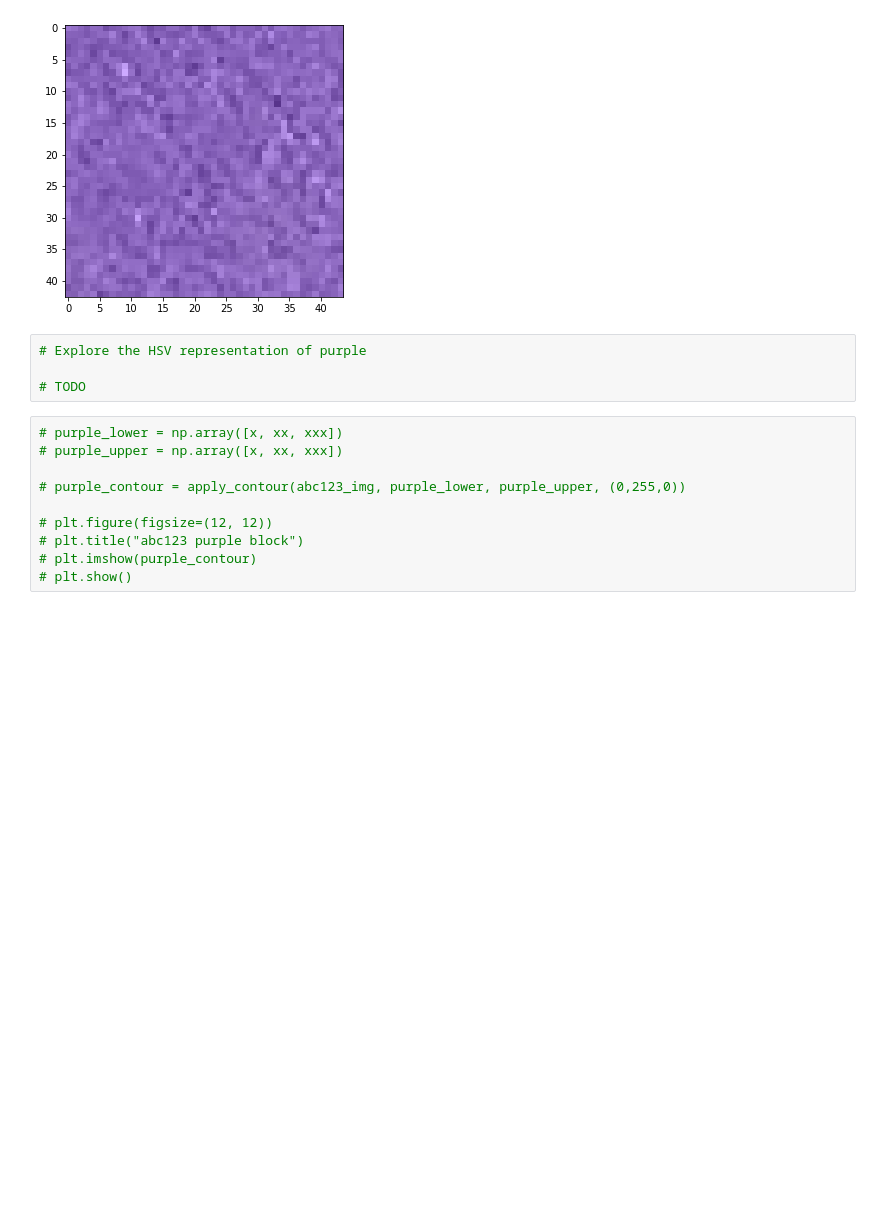
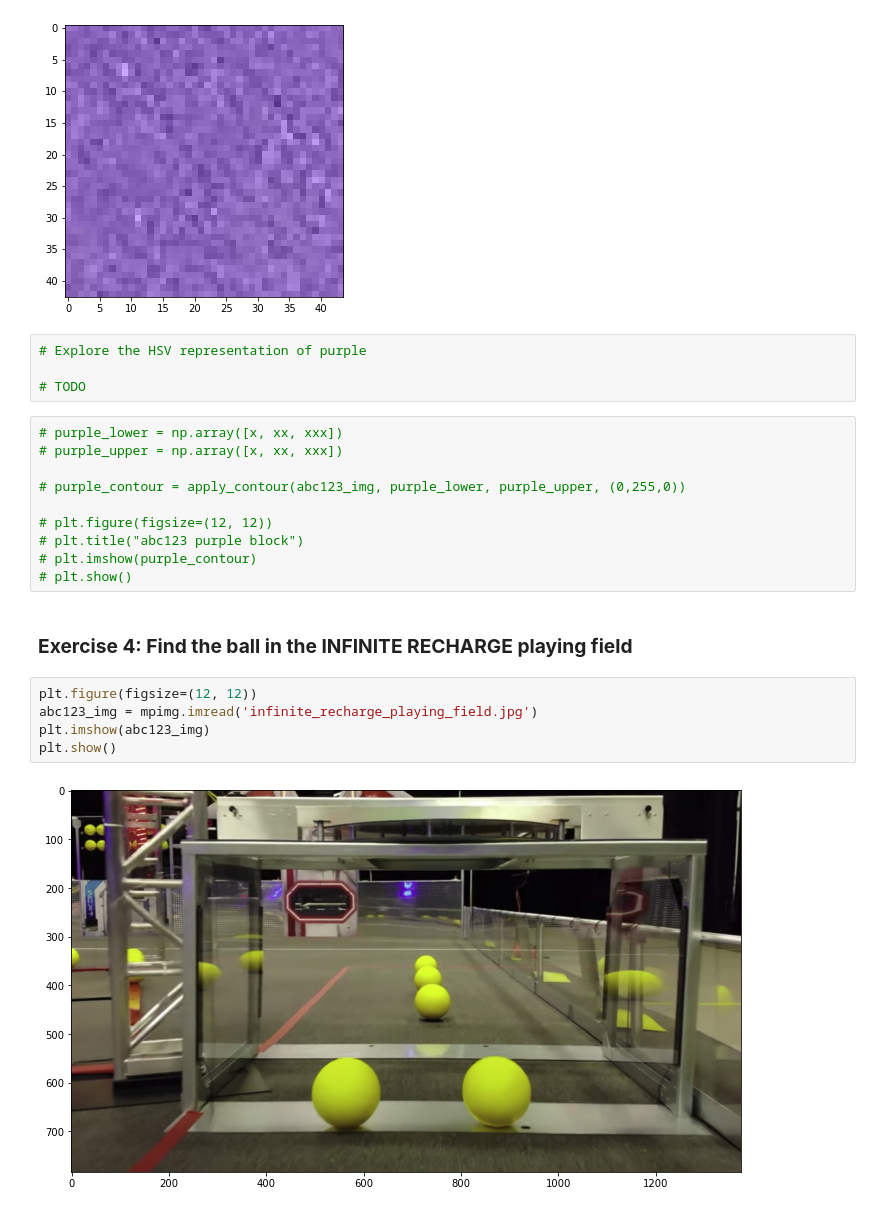
Before and after one commit to acflippo/Intro_to_Computer_Vision, a Jupyter notebook: Lesson4/Color_Detection.ipynb, the cells around one changed output. Saved outputs shown, nothing was run; the diff lists cells and outputs as text; blank space fills up the shorter version.

Commit message:
Update with Exercise 4
find powercell balls in recharge playing field

```diff
--- a/Lesson4/Color_Detection.ipynb
+++ b/Lesson4/Color_Detection.ipynb
@@ -469,3 +482,12 @@ plt.show()
 # plt.title("abc123 purple block")
 # plt.imshow(purple_contour)
 # plt.show()
+# %% [markdown]
+### __Exercise 4: Find the ball in the INFINITE RECHARGE playing field__
+# %%
+plt.figure(figsize=(12, 12))
+abc123_img = mpimg.imread('infinite_recharge_playing_field.jpg')
+plt.imshow(abc123_img)
+plt.show()
+# %% [output]
+[figure, added]
```
Also changed, not shown: parts of 6 cells of this notebook, 1 other file.
